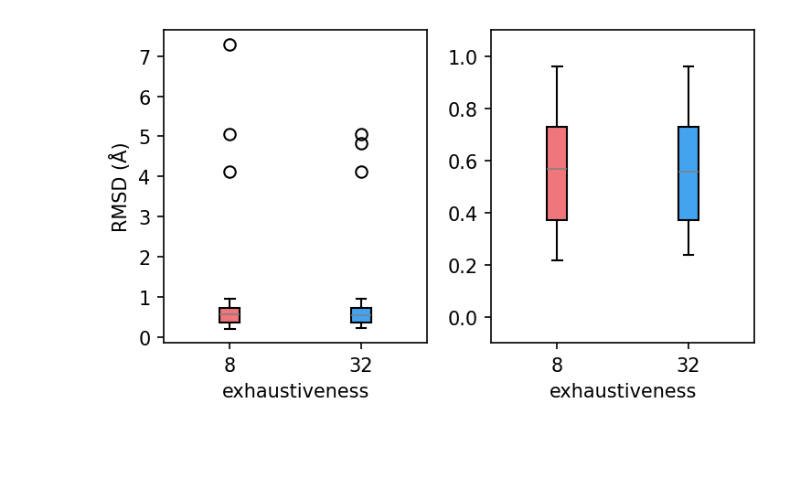
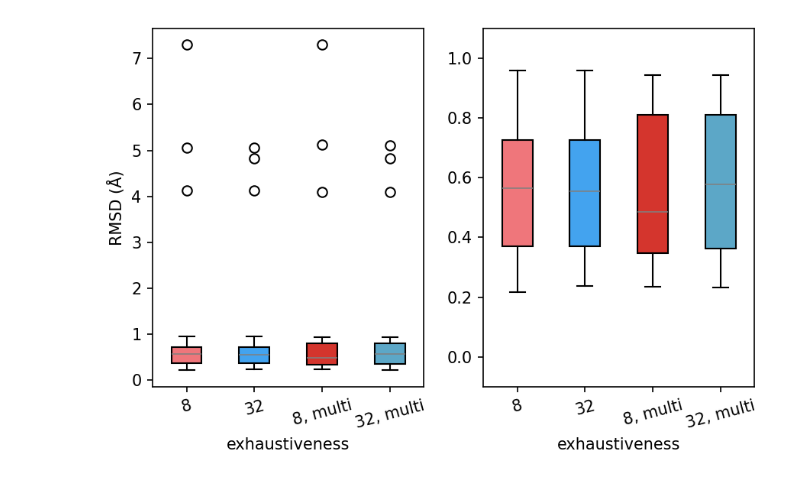
Before and after one commit to sorui-qin/TarPass, a Jupyter notebook: dock/dock_test.ipynb, the cells around one changed output. Drawn from its saved outputs; the diff is of its cells as text; code cells hidden in the pictures; blank space fills up the shorter version.

Commit message:
Update targets and pdbqt files

```diff
--- a/dock/dock_test.ipynb
+++ b/dock/dock_test.ipynb
@@ -9,15 +10,15 @@ target_dirs.remove('../Targets/5HT2A_AF/')
 target_dirs.remove('../Targets/BRD4_holo/')
 #target_dirs.remove('../Targets/HDAC6/')
 # %%
-rmsd_list_8 = []
-for target in target_dirs:
-    test_sdf = glob.glob(f'{target}/*ligand*.sdf')[0]
-    docked_sdf =  f'{target}/redock_8.sdf'
+def get_rmsd(n):
+    rmsd_list = []
+    for target in target_dirs:
+        test_sdf = glob.glob(f'{target}/*ligand*.sdf')[0]
+        docked_sdf =  f'{target}/redock_{n}.sdf'
 
-    mol = Chem.SDMolSupplier(test_sdf)[0]
-    checks = Chem.SDMolSupplier(docked_sdf)
-    rmsd_list_8.append((target,
-                      np.min(
-                          [CalcRMS(Chem.RemoveHs(check), Chem.RemoveHs(mol))
-                           for check in checks])
-                        ))
+        mol = Chem.SDMolSupplier(test_sdf)[0]
+        checks = Chem.SDMolSupplier(docked_sdf)
+        rmsd_list.append(
+            np.min([CalcRMS(Chem.RemoveHs(check), Chem.RemoveHs(mol))
+                    for check in checks]))
+    return rmsd_list
@@ -94,3 +25,8 @@ np.mean(rmsd_32), np.median(rmsd_32), np.min(rmsd_32), np.max(rmsd_32)
+# %%
+rmsd_8 = get_rmsd(8)
+rmsd_32 = get_rmsd(32)
+rmsd_8multi =get_rmsd('8-multi')
+rmsd_32multi =get_rmsd('32-multi')
 # %%
 from scipy import stats
 
@@ -136,32 +86,32 @@ else:
 # %%
 from matplotlib import pyplot as plt
 from seaborn import boxplot
 
-fig = plt.figure(dpi=150, figsize=(5,3))
+fig = plt.figure(dpi=150, figsize=(6, 4))
 
 ax1 = plt.subplot(1,2,1)
-bplt = plt.boxplot([rmsd_8, rmsd_32],
+bplt = plt.boxplot([rmsd_8, rmsd_32,rmsd_8multi, rmsd_32multi],
                    medianprops={"color": 'grey', "linewidth": 0.75},
                    patch_artist=True)
-for patch, color in zip(bplt['boxes'], ['#EF767B','#43A3EF']):
+for patch, color in zip(bplt['boxes'], ['#EF767B','#43A3EF', '#D4352D', '#5CA7C7']):
         patch.set(facecolor=color)
 ax1.set_ylabel('RMSD (Å)')
-ax1.set_xticklabels(['8', '32'])
+ax1.set_xticklabels(['8', '32', '8, multi', '32, multi'], rotation=15)
 ax1.set_xlabel('exhaustiveness')
 
 ax2 = plt.subplot(1,2,2)
-bplt = plt.boxplot([rmsd_8, rmsd_32],
+bplt = plt.boxplot([rmsd_8, rmsd_32,rmsd_8multi, rmsd_32multi],
                     notch=0,
                     sym=[],
                     vert=True,
                     medianprops={"color": 'grey', "linewidth": 0.75},
                     patch_artist=True)
-for patch, color in zip(bplt['boxes'], ['#EF767B','#43A3EF']):
+for patch, color in zip(bplt['boxes'], ['#EF767B','#43A3EF', '#D4352D', '#5CA7C7']):
         patch.set(facecolor=color)
 ax2.set_ylim([-0.1, 1.1])
-ax2.set_xticklabels(['8', '32'])
+ax2.set_xticklabels(['8', '32', '8, multi', '32, multi'], rotation=15)
 ax2.set_xlabel('exhaustiveness')
 
 plt.tight_layout()
 # %% [output]
-[figure, old version]
+[figure, new version]
```
Also changed, not shown: parts of 10 cells of this notebook, 27 other files.
